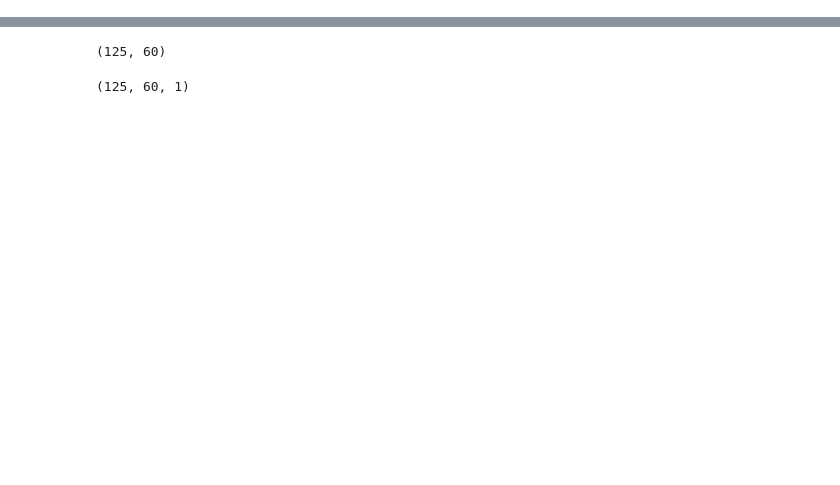
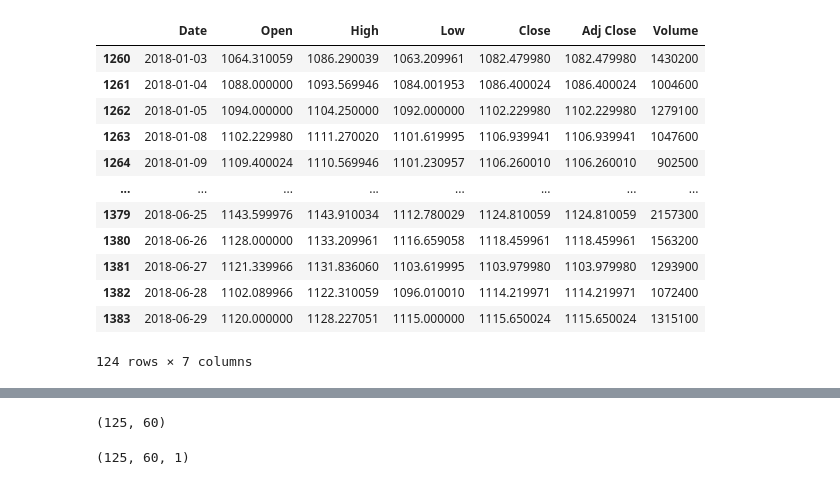
Before and after one commit to sauhard2701/LP-5, a Jupyter notebook: DL Ass3.ipynb, the cells around one changed output, grey strips where cells are left out. Cells and saved outputs as stored; diff of their text form; code cells hidden in the pictures; blank space fills up the shorter version.

```diff
--- a/DL Ass3.ipynb
+++ b/DL Ass3.ipynb
@@ -109 +138,17 @@ dataset_test =pd.read_csv("testset.csv")
+# %%
+test
+# %% [output]
+|  | Date | Open | High | Low | Close | Adj Close | Volume |
+| 1260 | 2018-01-03 | 1064.310059 | 1086.290039 | 1063.209961 | 1082.479980 | 1082.479980 | 1430200 |
+| 1261 | 2018-01-04 | 1088.000000 | 1093.569946 | 1084.001953 | 1086.400024 | 1086.400024 | 1004600 |
+| 1262 | 2018-01-05 | 1094.000000 | 1104.250000 | 1092.000000 | 1102.229980 | 1102.229980 | 1279100 |
+| 1263 | 2018-01-08 | 1102.229980 | 1111.270020 | 1101.619995 | 1106.939941 | 1106.939941 | 1047600 |
+| 1264 | 2018-01-09 | 1109.400024 | 1110.569946 | 1101.230957 | 1106.260010 | 1106.260010 | 902500 |
+| ... | ... | ... | ... | ... | ... | ... | ... |
+| 1379 | 2018-06-25 | 1143.599976 | 1143.910034 | 1112.780029 | 1124.810059 | 1124.810059 | 2157300 |
+| 1380 | 2018-06-26 | 1128.000000 | 1133.209961 | 1116.659058 | 1118.459961 | 1118.459961 | 1563200 |
+| 1381 | 2018-06-27 | 1121.339966 | 1131.836060 | 1103.619995 | 1103.979980 | 1103.979980 | 1293900 |
+| 1382 | 2018-06-28 | 1102.089966 | 1122.310059 | 1096.010010 | 1114.219971 | 1114.219971 | 1072400 |
+| 1383 | 2018-06-29 | 1120.000000 | 1128.227051 | 1115.000000 | 1115.650024 | 1115.650024 | 1315100 |
+124 rows × 7 columns
 # %%
```
Also changed, not shown: parts of 30 cells of this notebook, 2 other files.
